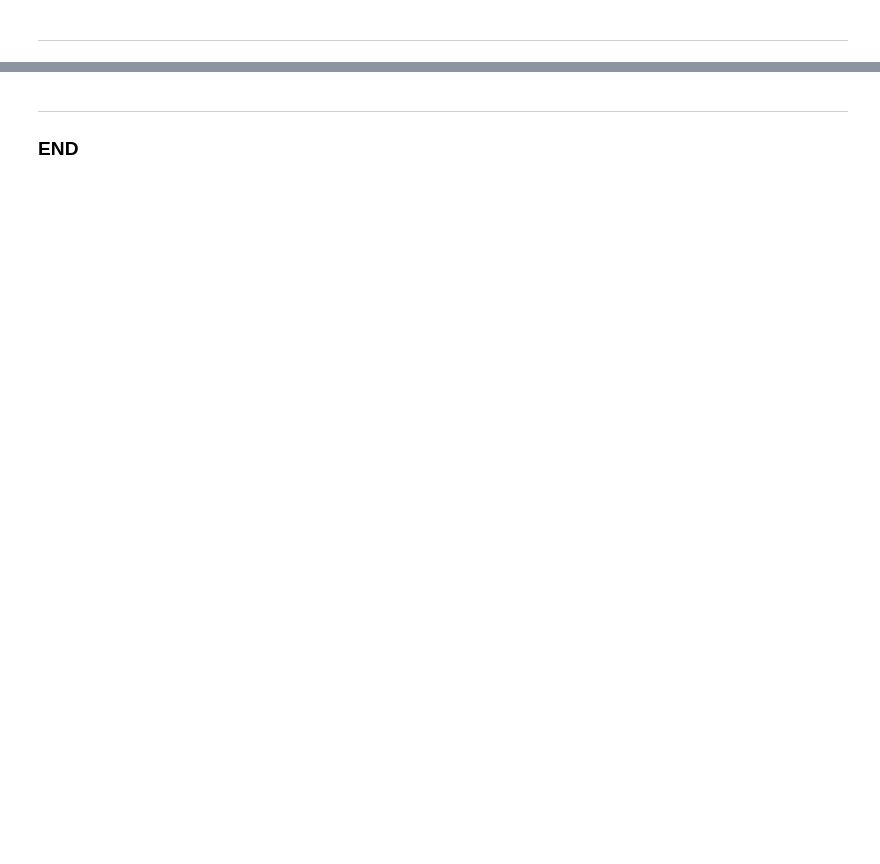
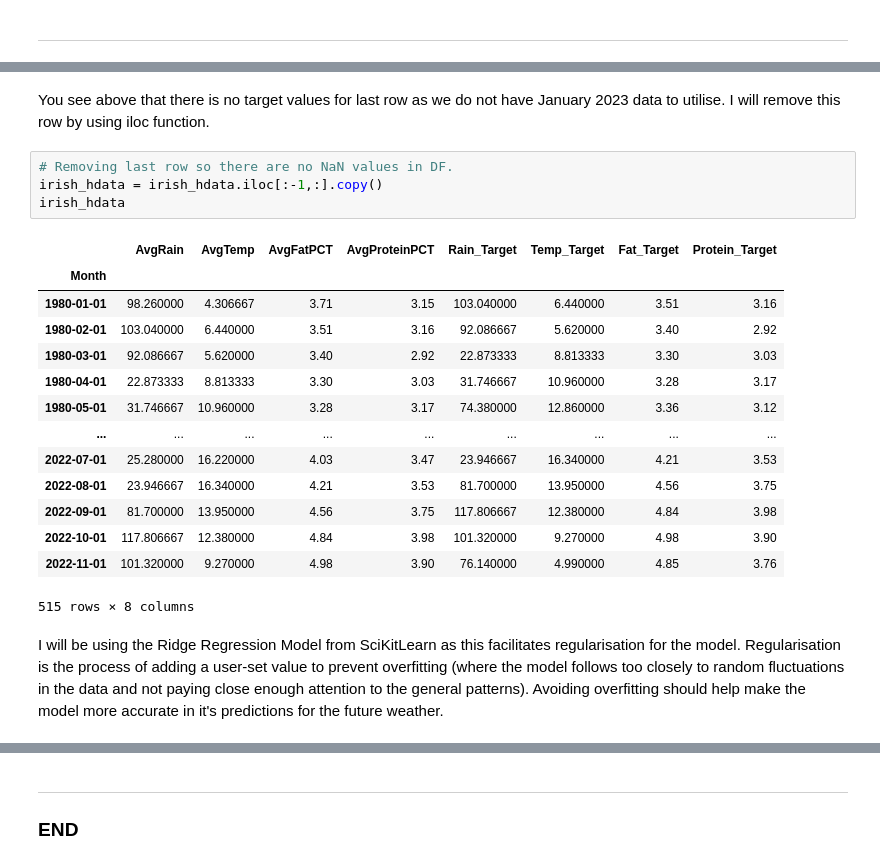
Before and after one commit to turps-pc90/PfDA_Assignment, a Jupyter notebook: PfDA_Assignment.ipynb, the cells around one changed output, grey strips where cells are left out. Cells and saved outputs as stored; diff of their text form; blank space fills up the shorter version.

```diff
--- a/PfDA_Assignment.ipynb
+++ b/PfDA_Assignment.ipynb
@@ -739,0 +821,23 @@ decades_protein_df = pd.read_csv("files/subsets/decades_avgprotein.csv")
+# %% [markdown]
+You see above that there is no target values for last row as we do not have January 2023 data to utilise. I will remove this row by using iloc function.
+# %%
+# Removing last row so there are no NaN values in DF.
+irish_hdata = irish_hdata.iloc[:-1,:].copy()
+irish_hdata
+# %% [output]
+|  | AvgRain | AvgTemp | AvgFatPCT | AvgProteinPCT | Rain_Target | Temp_Target | Fat_Target | Protein_Target |
+| Month |  |  |  |  |  |  |  |  |
+| 1980-01-01 | 98.260000 | 4.306667 | 3.71 | 3.15 | 103.040000 | 6.440000 | 3.51 | 3.16 |
+| 1980-02-01 | 103.040000 | 6.440000 | 3.51 | 3.16 | 92.086667 | 5.620000 | 3.40 | 2.92 |
+| 1980-03-01 | 92.086667 | 5.620000 | 3.40 | 2.92 | 22.873333 | 8.813333 | 3.30 | 3.03 |
+| 1980-04-01 | 22.873333 | 8.813333 | 3.30 | 3.03 | 31.746667 | 10.960000 | 3.28 | 3.17 |
+| 1980-05-01 | 31.746667 | 10.960000 | 3.28 | 3.17 | 74.380000 | 12.860000 | 3.36 | 3.12 |
+| ... | ... | ... | ... | ... | ... | ... | ... | ... |
+| 2022-07-01 | 25.280000 | 16.220000 | 4.03 | 3.47 | 23.946667 | 16.340000 | 4.21 | 3.53 |
+| 2022-08-01 | 23.946667 | 16.340000 | 4.21 | 3.53 | 81.700000 | 13.950000 | 4.56 | 3.75 |
+| 2022-09-01 | 81.700000 | 13.950000 | 4.56 | 3.75 | 117.806667 | 12.380000 | 4.84 | 3.98 |
+| 2022-10-01 | 117.806667 | 12.380000 | 4.84 | 3.98 | 101.320000 | 9.270000 | 4.98 | 3.90 |
+| 2022-11-01 | 101.320000 | 9.270000 | 4.98 | 3.90 | 76.140000 | 4.990000 | 4.85 | 3.76 |
+515 rows × 8 columns
+# %% [markdown]
+I will be using the Ridge Regression Model from SciKitLearn as this facilitates regularisation for the model. Regularisation is the process of adding a user-set value to prevent overfitting (where the model follows too closely to random fluctuations in the data and not paying close enough attention to the general patterns). Avoiding overfitting should help make the model more accurate in it's predictions for the future weather.
```
Also changed, not shown: parts of 28 cells of this notebook.
